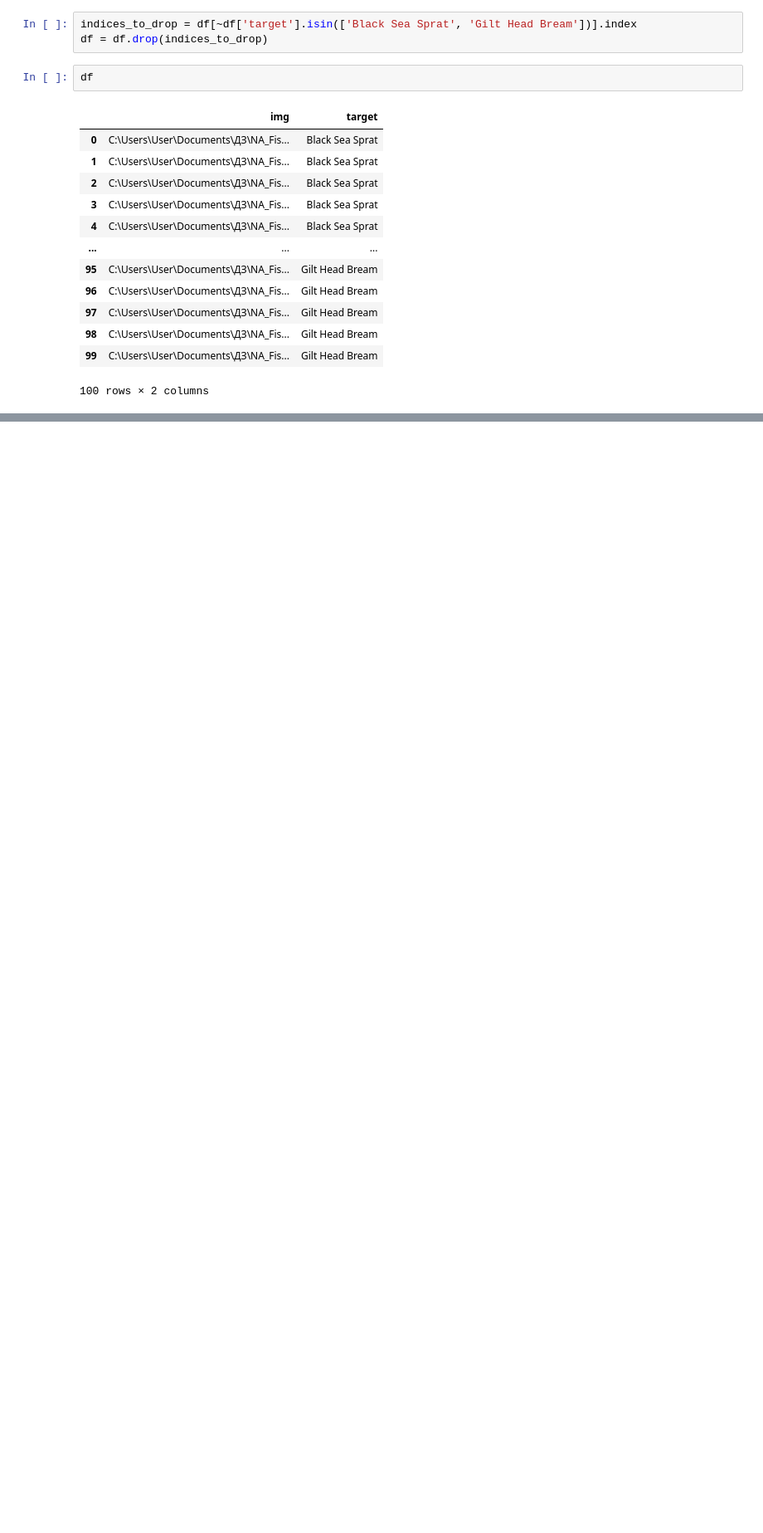
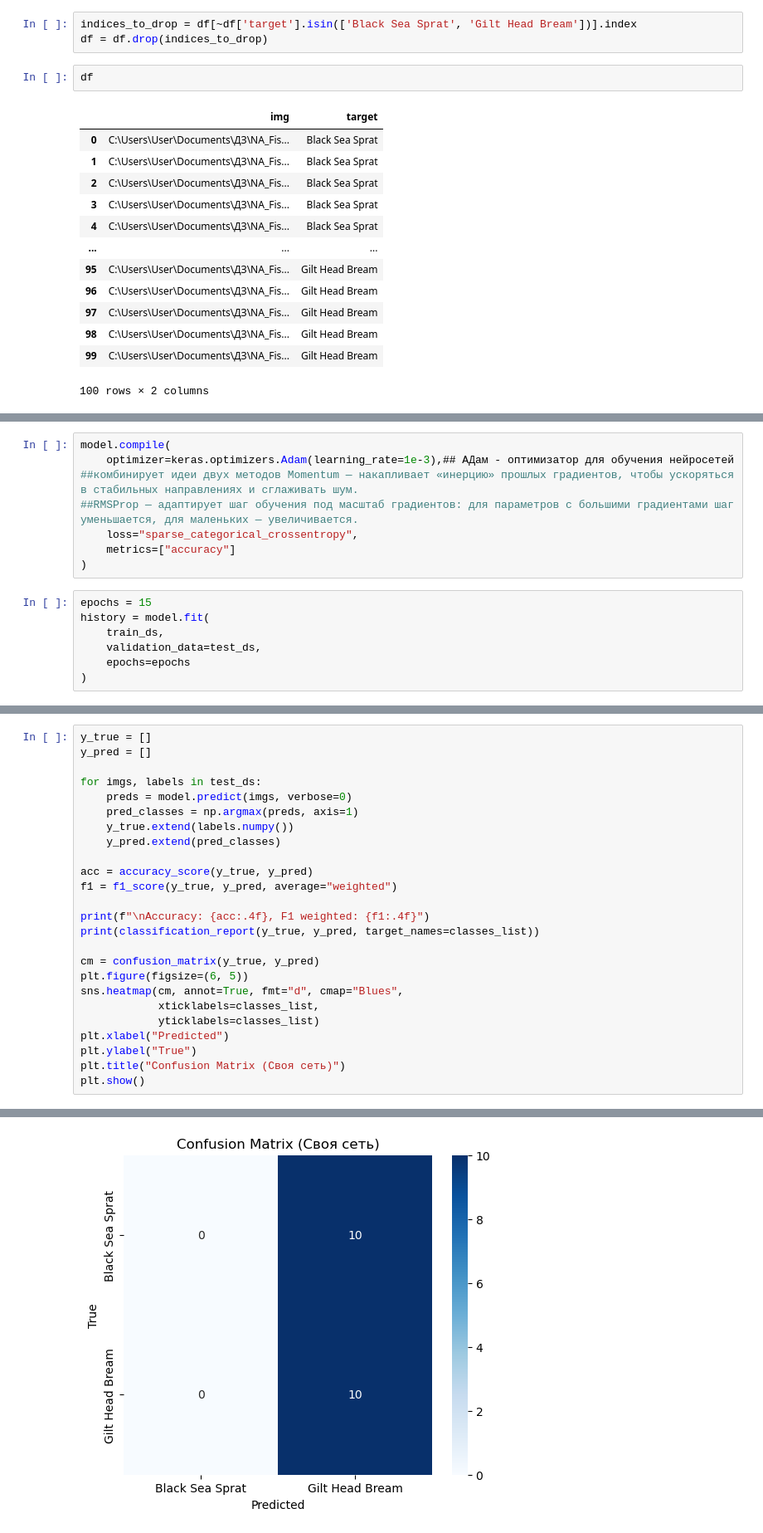
Before and after one commit to Megamozkul/test-repository, a Jupyter notebook: dz14.ipynb, the cells around one changed output, grey strips where cells are left out. Shown at 83% size. Cells and saved outputs as stored; diff of their text form; blank space fills up the shorter version.

```diff
--- a/dz14.ipynb
+++ b/dz14.ipynb
@@ -126,0 +232,15 @@ df
+# %%
+model.compile(
+    optimizer=keras.optimizers.Adam(learning_rate=1e-3),## АДам - оптимизатор для обучения нейросетей
+##комбинирует идеи двух методов Momentum — накапливает «инерцию» прошлых градиентов, чтобы ускоряться в стабильных направлениях и сглаживать шум.
+##RMSProp — адаптирует шаг обучения под масштаб градиентов: для параметров с большими градиентами шаг уменьшается, для маленьких — увеличивается.
+    loss="sparse_categorical_crossentropy",
+    metrics=["accuracy"]
+)
+# %%
+epochs = 15
+history = model.fit(
+    train_ds,
+    validation_data=test_ds,
+    epochs=epochs
+)
@@ -126,0 +266,26 @@ df
+# %%
+y_true = []
+y_pred = []
+
+for imgs, labels in test_ds:
+    preds = model.predict(imgs, verbose=0)
+    pred_classes = np.argmax(preds, axis=1)
+    y_true.extend(labels.numpy())
+    y_pred.extend(pred_classes)
+
+acc = accuracy_score(y_true, y_pred)
+f1 = f1_score(y_true, y_pred, average="weighted")
+
+print(f"\nAccuracy: {acc:.4f}, F1 weighted: {f1:.4f}")
+print(classification_report(y_true, y_pred, target_names=classes_list))
+
+cm = confusion_matrix(y_true, y_pred)
+plt.figure(figsize=(6, 5))
+sns.heatmap(cm, annot=True, fmt="d", cmap="Blues",
+            xticklabels=classes_list,
+            yticklabels=classes_list)
+plt.xlabel("Predicted")
+plt.ylabel("True")
+plt.title("Confusion Matrix (Своя сеть)")
+plt.show()
+# %% [output]
@@ -126,0 +301 @@ df
+[figure, added]
```
Also changed, not shown: parts of 23 cells of this notebook.
